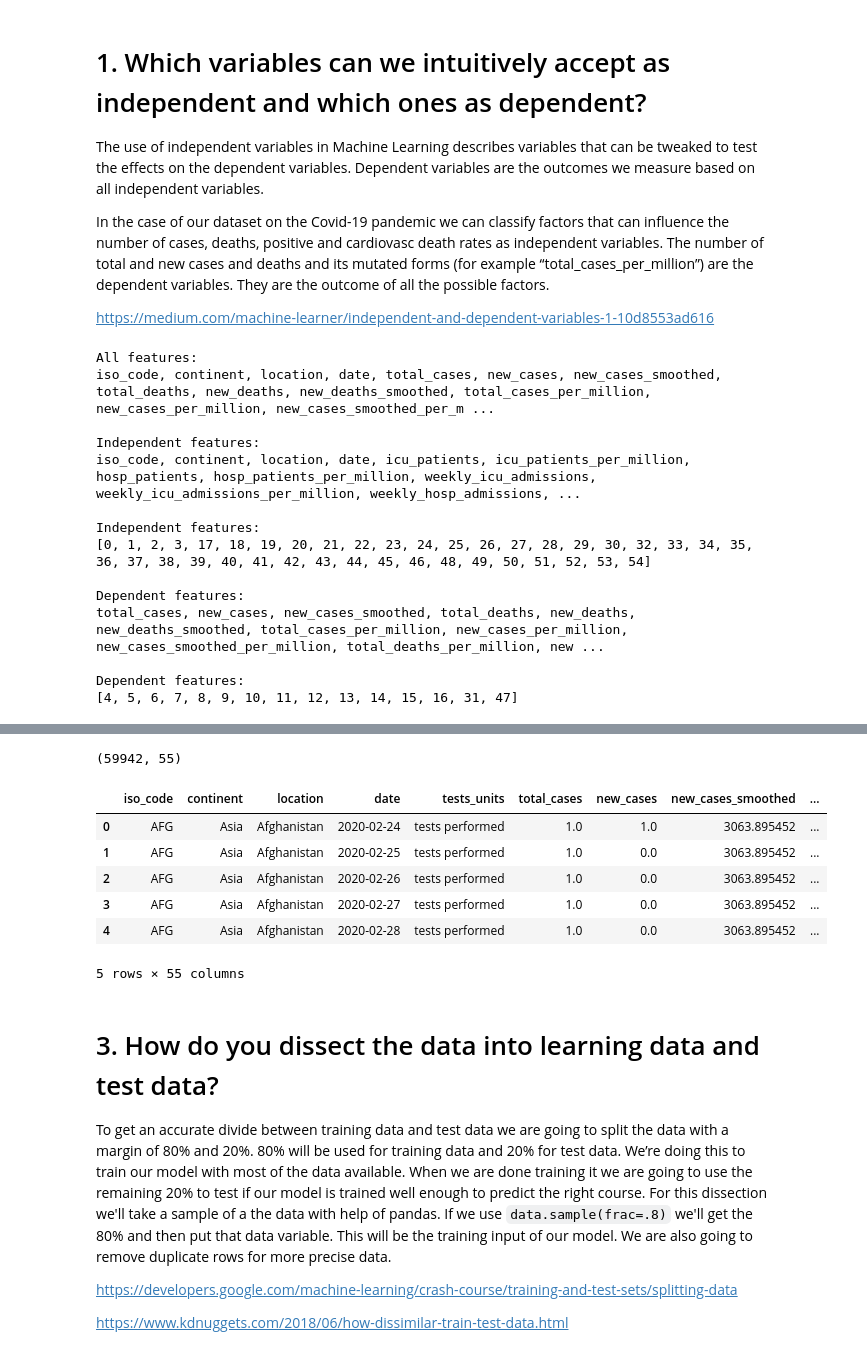
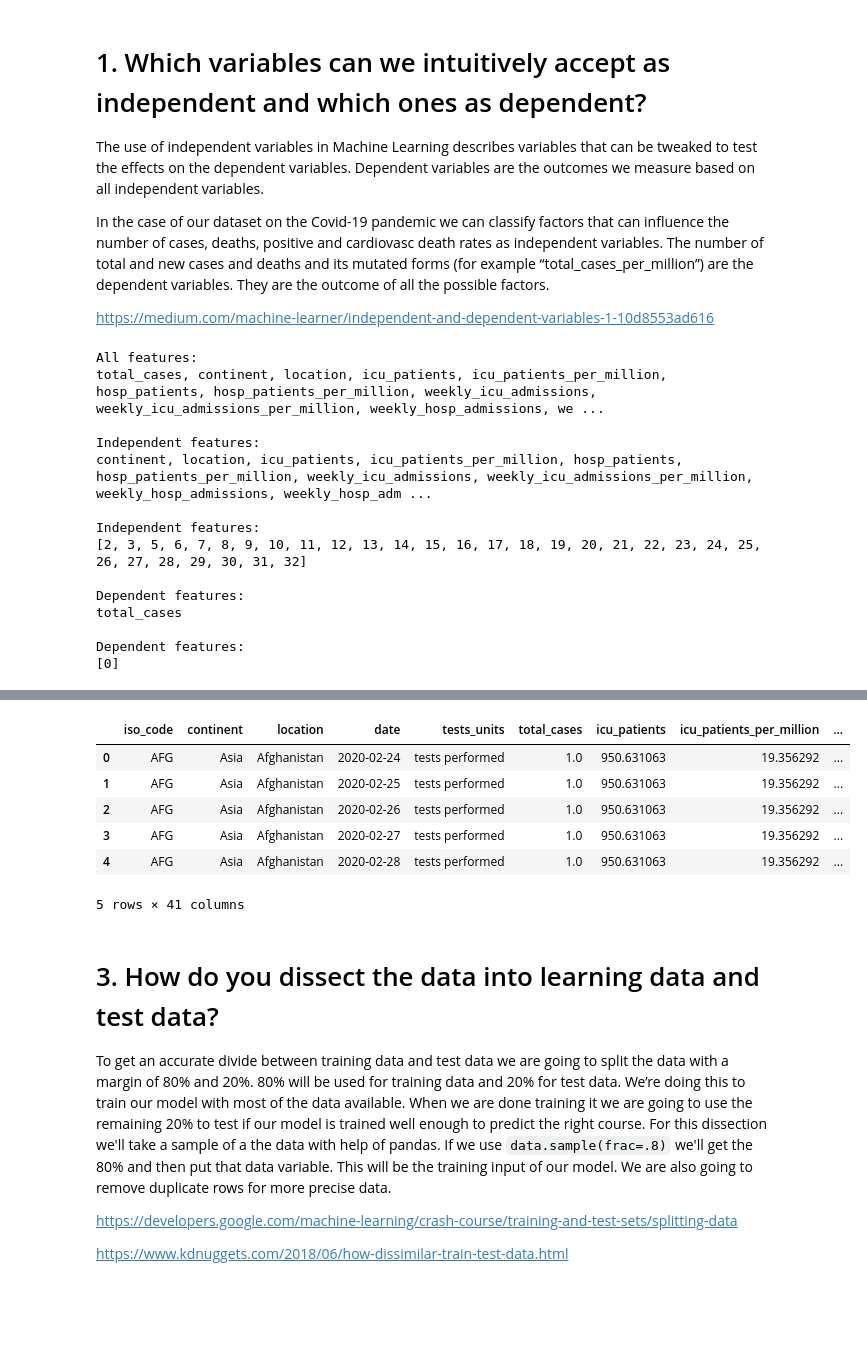
Before and after one commit to jappe999/introduction-to-machine-learning, a Jupyter notebook: Introduction to Machine Learning.ipynb, the cells around one changed output, grey strips where cells are left out. Saved outputs shown, nothing was run; the diff lists cells and outputs as text; code cells hidden in the pictures; blank space fills up the shorter version.

```diff
--- a/Introduction to Machine Learning.ipynb
+++ b/Introduction to Machine Learning.ipynb
@@ -61,12 +61,12 @@ def get_variables(input_data):
 
     index = 0
     for header in input_data.columns.values:
-        if "deaths" in header or "_rate" in header or "_cases" in header:
+        if not ("deaths" in header or "_rate" in header or "_cases" in header or "tests" in header or "date" in header or "iso_code" in header):
+            independent = np.append(independent, [header])
+            independent_indexes.append(index)
+        elif header == "total_cases":
             dependent = np.append(dependent, [header])
             dependent_indexes.append(index)
-        else:
-            independent = np.append(independent, [header])
-            independent_indexes.append(index)
 
         index += 1
 
@@ -74,6 +74,8 @@ def get_variables(input_data):
 
 [dependent, dependent_indexes, independent, independent_indexes] = get_variables(csv_data)
 
+csv_data = csv_data[np.concatenate((dependent, independent))]
+
 print("\033[1mAll features:\033[0m\n{}\n".format(", ".join(csv_data.columns.values)))
 print("\033[1mIndependent features:\033[0m\n{}\n".format(", ".join(independent)))
 print("\033[1mIndependent features:\033[0m\n{}\n".format(independent_indexes))
@@ -81,19 +83,19 @@ print("\033[1mDependent features:\033[0m\n{}\n".format(", ".join(dependent)))
 print("\033[1mDependent features:\033[0m\n{}\n".format(dependent_indexes))
 # %% [output]
 All features:
-iso_code, continent, location, date, total_cases, new_cases, new_cases_smoothed, total_deaths, new_deaths, new_deaths_smoothed, total_cases_per_million, new_cases_per_million, new_cases_smoothed_per_m ...
+total_cases, continent, location, icu_patients, icu_patients_per_million, hosp_patients, hosp_patients_per_million, weekly_icu_admissions, weekly_icu_admissions_per_million, weekly_hosp_admissions, we ...
 
 Independent features:
-iso_code, continent, location, date, icu_patients, icu_patients_per_million, hosp_patients, hosp_patients_per_million, weekly_icu_admissions, weekly_icu_admissions_per_million, weekly_hosp_admissions, ...
+continent, location, icu_patients, icu_patients_per_million, hosp_patients, hosp_patients_per_million, weekly_icu_admissions, weekly_icu_admissions_per_million, weekly_hosp_admissions, weekly_hosp_adm ...
 
 Independent features:
-[0, 1, 2, 3, 17, 18, 19, 20, 21, 22, 23, 24, 25, 26, 27, 28, 29, 30, 32, 33, 34, 35, 36, 37, 38, 39, 40, 41, 42, 43, 44, 45, 46, 48, 49, 50, 51, 52, 53, 54]
+[2, 3, 5, 6, 7, 8, 9, 10, 11, 12, 13, 14, 15, 16, 17, 18, 19, 20, 21, 22, 23, 24, 25, 26, 27, 28, 29, 30, 31, 32]
 
 Dependent features:
-total_cases, new_cases, new_cases_smoothed, total_deaths, new_deaths, new_deaths_smoothed, total_cases_per_million, new_cases_per_million, new_cases_smoothed_per_million, total_deaths_per_million, new ...
+total_cases
 
 Dependent features:
-[4, 5, 6, 7, 8, 9, 10, 11, 12, 13, 14, 15, 16, 31, 47]
+[0]
 # %% [markdown]
 # 2. What are your observations on the completeness of the dataset? Which mitigating actions do you plan to take to work around the incompleteness of the dataset?
 
@@ -111,34 +113,36 @@ https://towardsdatascience.com/working-with-missing-data-in-machine-learning-9c0
 # %%
 from sklearn.impute import SimpleImputer, KNNImputer, MissingIndicator
 from pandas.api.types import is_string_dtype
+
+
+# Drop rows where total_cases is null.
+csv_data['total_cases'].replace('', np.nan, inplace=True)
+csv_data.dropna(subset=['total_cases'], inplace=True)
 
 # Try and replace the missing numbers with the median value of that column
 numeric_imputer = SimpleImputer(missing_values=np.nan, strategy='mean')
 
 # Try and replace the missing strings with the most frequent value of that column
 text_imputer = SimpleImputer(missing_values=np.nan, strategy='most_frequent')
-
 
 numeric_data = csv_data.select_dtypes(include=np.number)
 text_data = csv_data.select_dtypes(exclude=np.number)
 
 numeric_data = pd.DataFrame(numeric_imputer.fit_transform(numeric_data), columns=numeric_data.columns)
 text_data = pd.DataFrame(text_imputer.fit_transform(text_data), columns=text_data.columns)
 data = text_data.join(numeric_data)
 
 [dependent, dependent_indexes, independent, independent_indexes] = get_variables(data)
 
-print(data.shape)
 data.head()
 # %% [output]
+|  | iso_code | continent | location | date | tests_units | total_cases | icu_patients | icu_patients_per_million | ... |
+| 0 | AFG | Asia | Afghanistan | 2020-02-24 | tests performed | 1.0 | 950.631063 | 19.356292 | ... |
+| 1 | AFG | Asia | Afghanistan | 2020-02-25 | tests performed | 1.0 | 950.631063 | 19.356292 | ... |
+| 2 | AFG | Asia | Afghanistan | 2020-02-26 | tests performed | 1.0 | 950.631063 | 19.356292 | ... |
+| 3 | AFG | Asia | Afghanistan | 2020-02-27 | tests performed | 1.0 | 950.631063 | 19.356292 | ... |
+| 4 | AFG | Asia | Afghanistan | 2020-02-28 | tests performed | 1.0 | 950.631063 | 19.356292 | ... |
-(59942, 55)
+5 rows × 41 columns
-|  | iso_code | continent | location | date | tests_units | total_cases | new_cases | new_cases_smoothed | ... |
-| 0 | AFG | Asia | Afghanistan | 2020-02-24 | tests performed | 1.0 | 1.0 | 3063.895452 | ... |
-| 1 | AFG | Asia | Afghanistan | 2020-02-25 | tests performed | 1.0 | 0.0 | 3063.895452 | ... |
-| 2 | AFG | Asia | Afghanistan | 2020-02-26 | tests performed | 1.0 | 0.0 | 3063.895452 | ... |
-| 3 | AFG | Asia | Afghanistan | 2020-02-27 | tests performed | 1.0 | 0.0 | 3063.895452 | ... |
-| 4 | AFG | Asia | Afghanistan | 2020-02-28 | tests performed | 1.0 | 0.0 | 3063.895452 | ... |
-5 rows × 55 columns
 # %% [markdown]
 # 3. How do you dissect the data into learning data and test data?
 
```
Also changed, not shown: parts of 2 cells of this notebook, 4 other files.
